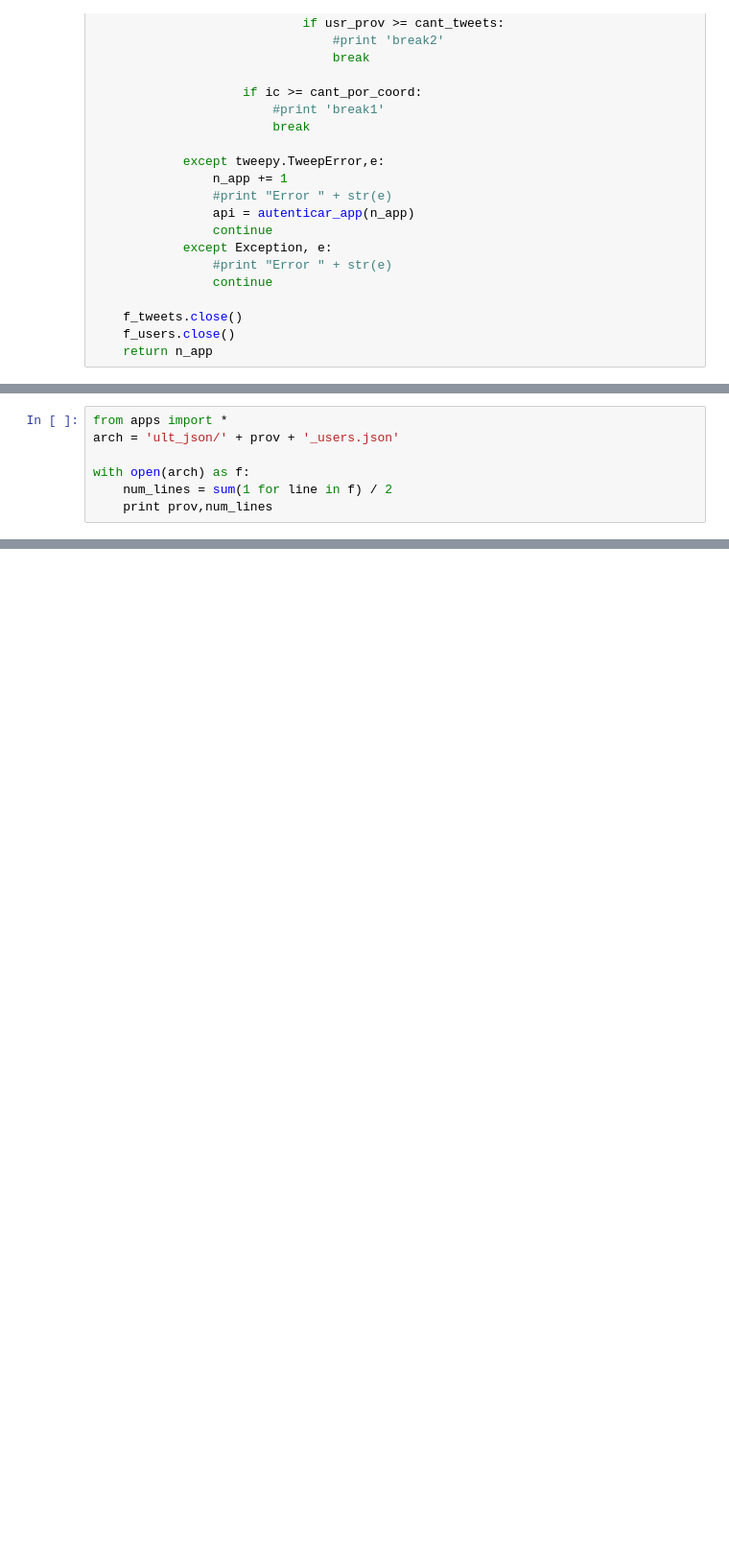
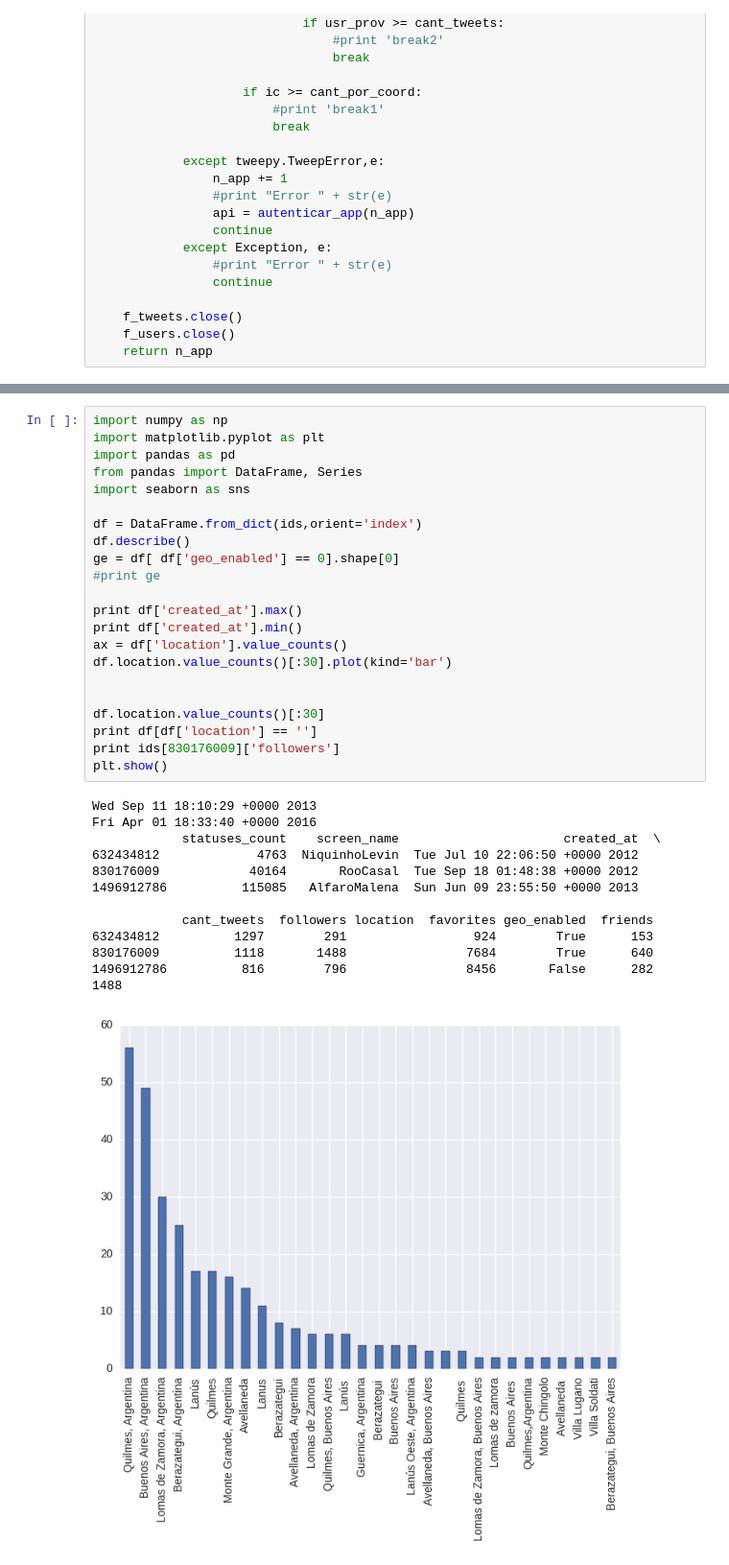
Before and after one commit to daleman/tesis, a Jupyter notebook: usersYDias.ipynb, the cells around one changed output, grey strips where cells are left out. Shown at 96% size. Drawn from its saved outputs; the diff is of its cells as text; blank space fills up the shorter version.

```diff
--- a/usersYDias.ipynb
+++ b/usersYDias.ipynb
@@ -165,7 +146,0 @@ with open(file_path) as f:
-# %%
-from apps import *
-arch = 'ult_json/' + prov + '_users.json'
-
-with open(arch) as f:
-    num_lines = sum(1 for line in f) / 2
-    print prov,num_lines
@@ -173,0 +179,36 @@ sanluis 1000
+# %%
+import numpy as np
+import matplotlib.pyplot as plt
+import pandas as pd
+from pandas import DataFrame, Series
+import seaborn as sns
+
+df = DataFrame.from_dict(ids,orient='index')
+df.describe()
+ge = df[ df['geo_enabled'] == 0].shape[0]
+#print ge
+
+print df['created_at'].max()
+print df['created_at'].min()
+ax = df['location'].value_counts()
+df.location.value_counts()[:30].plot(kind='bar')
+
+
+df.location.value_counts()[:30]
+print df[df['location'] == '']
+print ids[830176009]['followers']
+plt.show()
+# %% [output]
+Wed Sep 11 18:10:29 +0000 2013
+Fri Apr 01 18:33:40 +0000 2016
+            statuses_count    screen_name                      created_at  \
+632434812             4763  NiquinhoLevin  Tue Jul 10 22:06:50 +0000 2012
+830176009            40164       RooCasal  Tue Sep 18 01:48:38 +0000 2012
+1496912786          115085   AlfaroMalena  Sun Jun 09 23:55:50 +0000 2013
+
+            cant_tweets  followers location  favorites geo_enabled  friends
+632434812          1297        291                 924        True      153
+830176009          1118       1488                7684        True      640
+1496912786          816        796                8456       False      282
+1488
+[figure, added]
```
Also changed, not shown: parts of 19 cells of this notebook, 1 other file.
